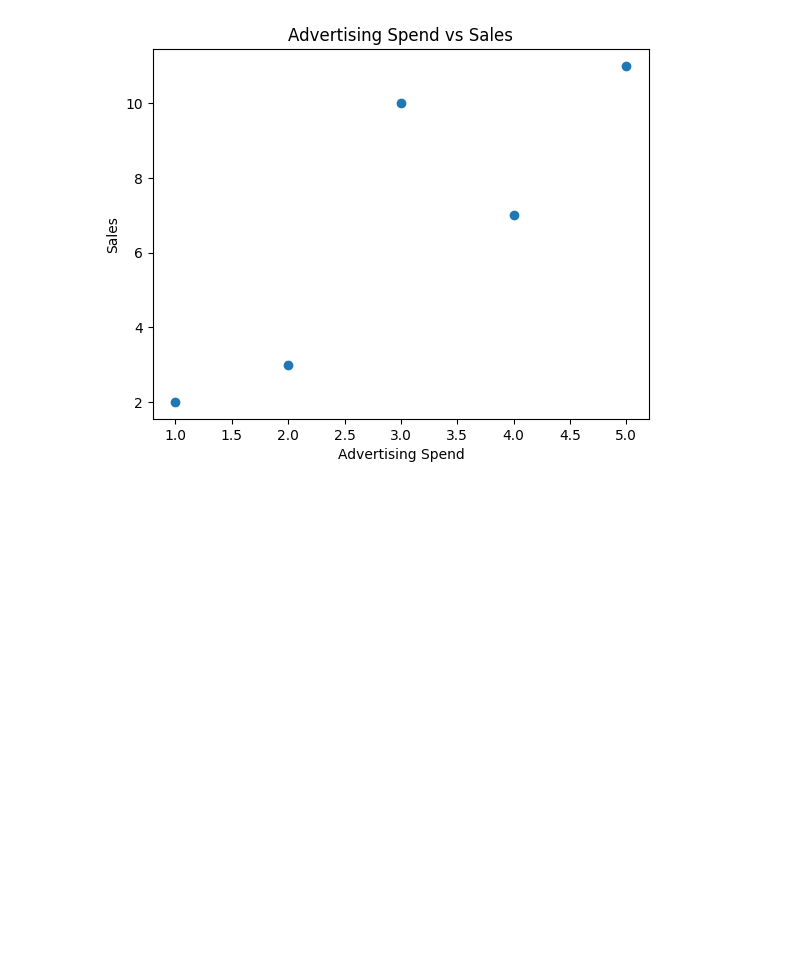
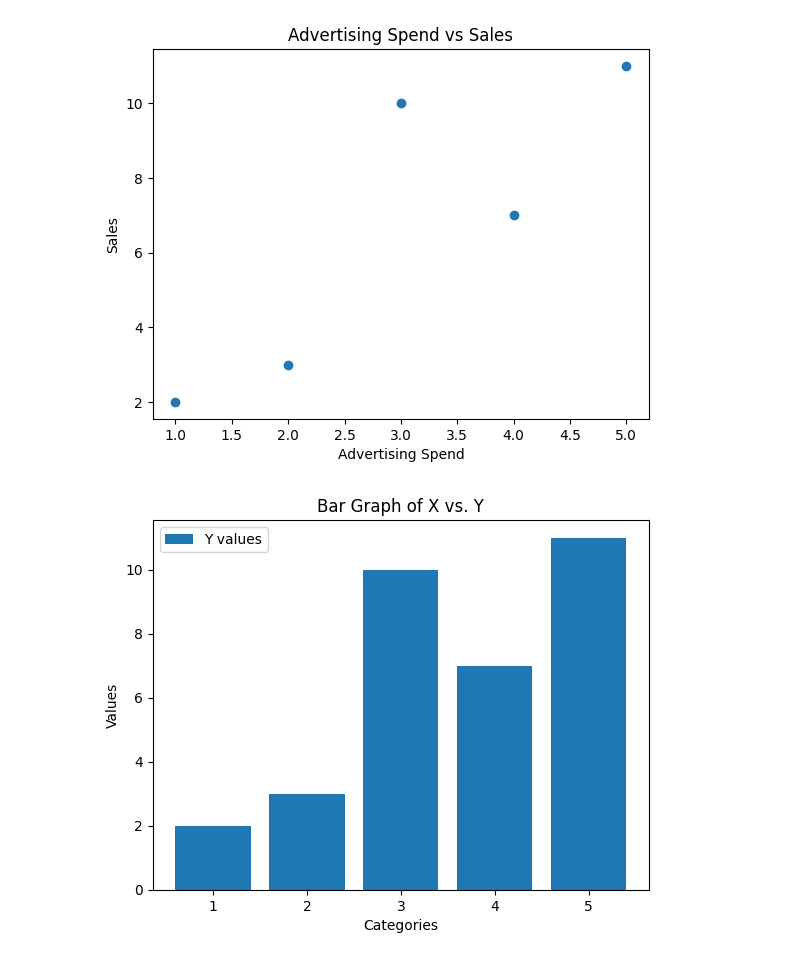
Before and after one commit to ChopinNo3Op9/Data-Analysis, a Jupyter notebook: data analysis.ipynb, the cells around one changed output. Saved outputs shown, nothing was run; the diff lists cells and outputs as text; code cells hidden in the pictures; blank space fills up the shorter version.

```diff
--- a/data analysis.ipynb
+++ b/data analysis.ipynb
@@ -92,6 +92,15 @@ plt.title('Advertising Spend vs Sales')
 plt.show()
 # %% [output]
 [figure]
+# %%
+plt.bar(df['X'], df['Y'], label='Y values')
+plt.xlabel('Categories')
+plt.ylabel('Values')
+plt.title('Bar Graph of X vs. Y')
+plt.legend()
+plt.show()
+# %% [output]
+[figure, added]
 # %%
 # Regression Analysis
 X = sm.add_constant(df['X'])  # adding a constant
```
Also changed, not shown: parts of 2 cells of this notebook, 2 other files.
